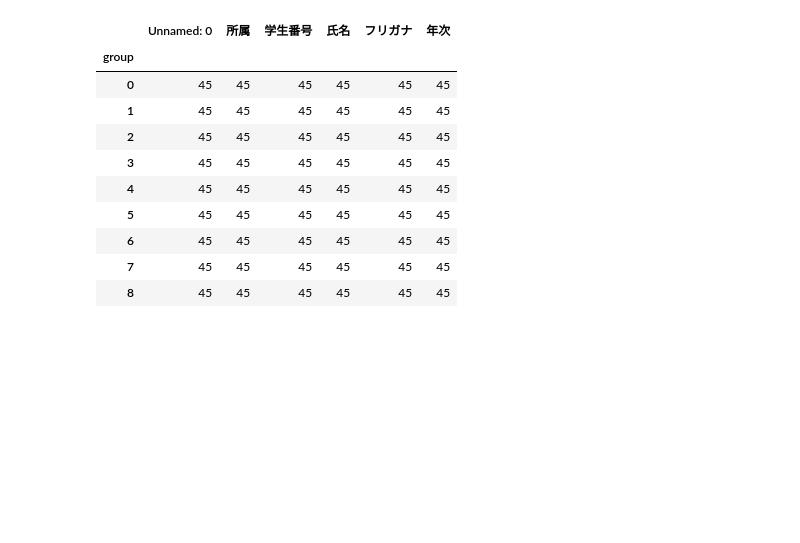
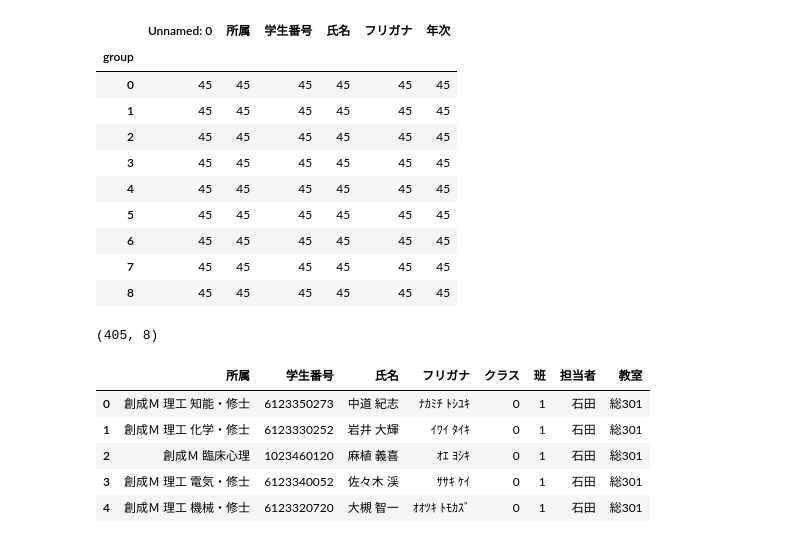
Before and after one commit to IshidaMotohiro/DS2023, a Jupyter notebook: make_groups.ipynb, the cells around one changed output. Drawn from its saved outputs; the diff is of its cells as text; code cells hidden in the pictures; blank space fills up the shorter version.

```diff
--- a/make_groups.ipynb
+++ b/make_groups.ipynb
@@ -110,3 +110,19 @@ df.groupby('group').count()
 # 4. if the number of students is not divisible by 6 or 7, the number of students in a group is 6 or 7 as much as possible
 # 5. if the number of students is not divisible by 6 or 7, the number of students in a group is 6 or 7 as much as possible
 # 6. if the number of students is not divisible by 6 or 7, the number of students in a group is 6 or 7 as much as possible
+# %%
+import pandas as pd
+
+dat = pd.read_excel('/home/ishida/OneDrive/2023/class/大学院/2023_A000010_groups.xlsx')
+dat.shape
+# %% [output]
+(405, 8)
+# %%
+dat.head()
+# %% [output]
+|  | 所属 | 学生番号 | 氏名 | フリガナ | クラス | 班 | 担当者 | 教室 |
+| 0 | 創成Ｍ 理工 知能・修士 | 6123350273 | 中道 紀志 | ﾅｶﾐﾁ ﾄｼﾕｷ | 0 | 1 | 石田 | 総301 |
+| 1 | 創成Ｍ 理工 化学・修士 | 6123330252 | 岩井 大輝 | ｲﾜｲ ﾀｲｷ | 0 | 1 | 石田 | 総301 |
+| 2 | 創成Ｍ 臨床心理 | 1023460120 | 麻植 義喜 | ｵｴ ﾖｼｷ | 0 | 1 | 石田 | 総301 |
+| 3 | 創成Ｍ 理工 電気・修士 | 6123340052 | 佐々木 渓 | ｻｻｷ ｹｲ | 0 | 1 | 石田 | 総301 |
+| 4 | 創成Ｍ 理工 機械・修士 | 6123320720 | 大槻 智一 | ｵｵﾂｷ ﾄﾓｶｽﾞ | 0 | 1 | 石田 | 総301 |
```
Also changed, not shown: parts of 6 cells of this notebook, 11 other files.
